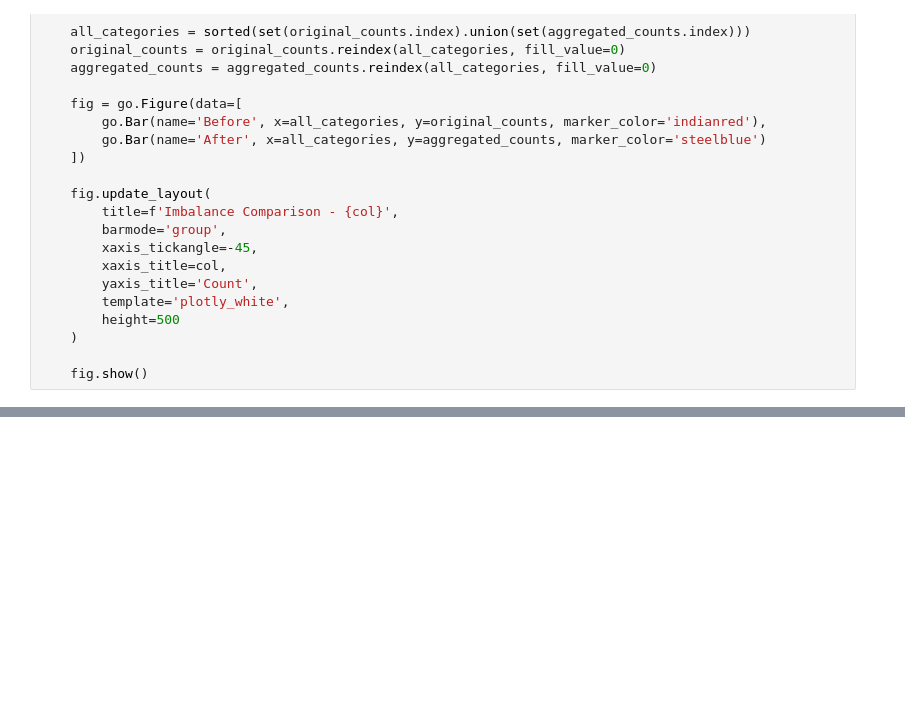
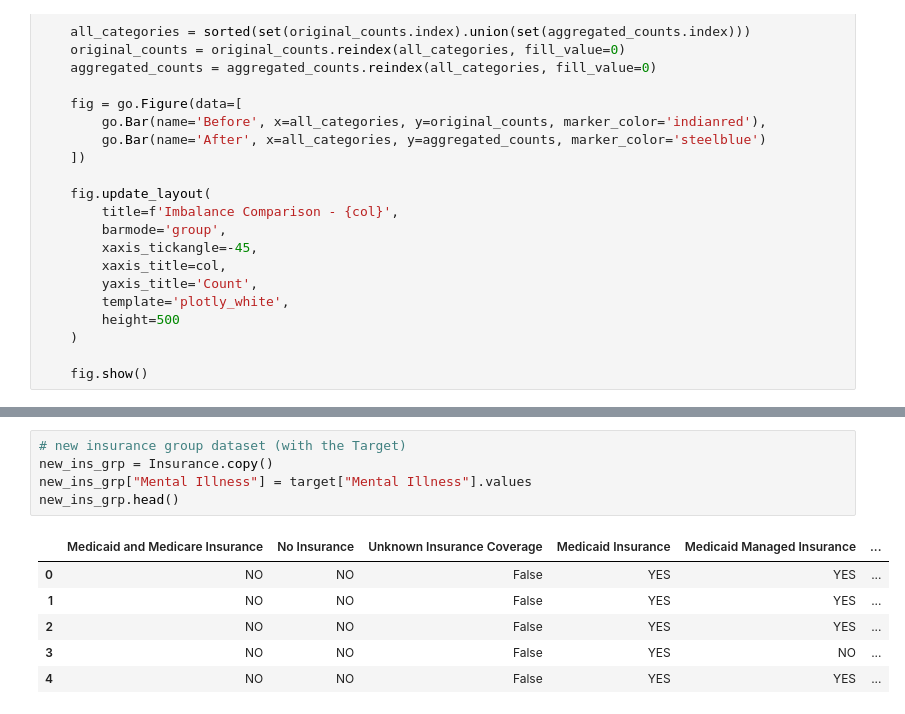
Before and after one commit to rdmouhouadi/Mental_Health_State_Prediction, a Jupyter notebook: Notebooks/EDA_&_Data_Preprocessing.ipynb, the cells around one changed output, grey strips where cells are left out. Cells and saved outputs as stored; diff of their text form; blank space fills up the shorter version.

```diff
--- a/Notebooks/EDA_&_Data_Preprocessing.ipynb
+++ b/Notebooks/EDA_&_Data_Preprocessing.ipynb
@@ -914,0 +1003,12 @@ Social_cat_agg_feat_merg.head()
+# %%
+# new insurance group dataset (with the Target)
+new_ins_grp = Insurance.copy()
+new_ins_grp["Mental Illness"] = target["Mental Illness"].values
+new_ins_grp.head()
+# %% [output]
+|  | Medicaid and Medicare Insurance | No Insurance | Unknown Insurance Coverage | Medicaid Insurance | Medicaid Managed Insurance | ... |
+| 0 | NO | NO | False | YES | YES | ... |
+| 1 | NO | NO | False | YES | YES | ... |
+| 2 | NO | NO | False | YES | YES | ... |
+| 3 | NO | NO | False | YES | NO | ... |
+| 4 | NO | NO | False | YES | YES | ... |
```
Also changed, not shown: parts of 16 cells of this notebook.
